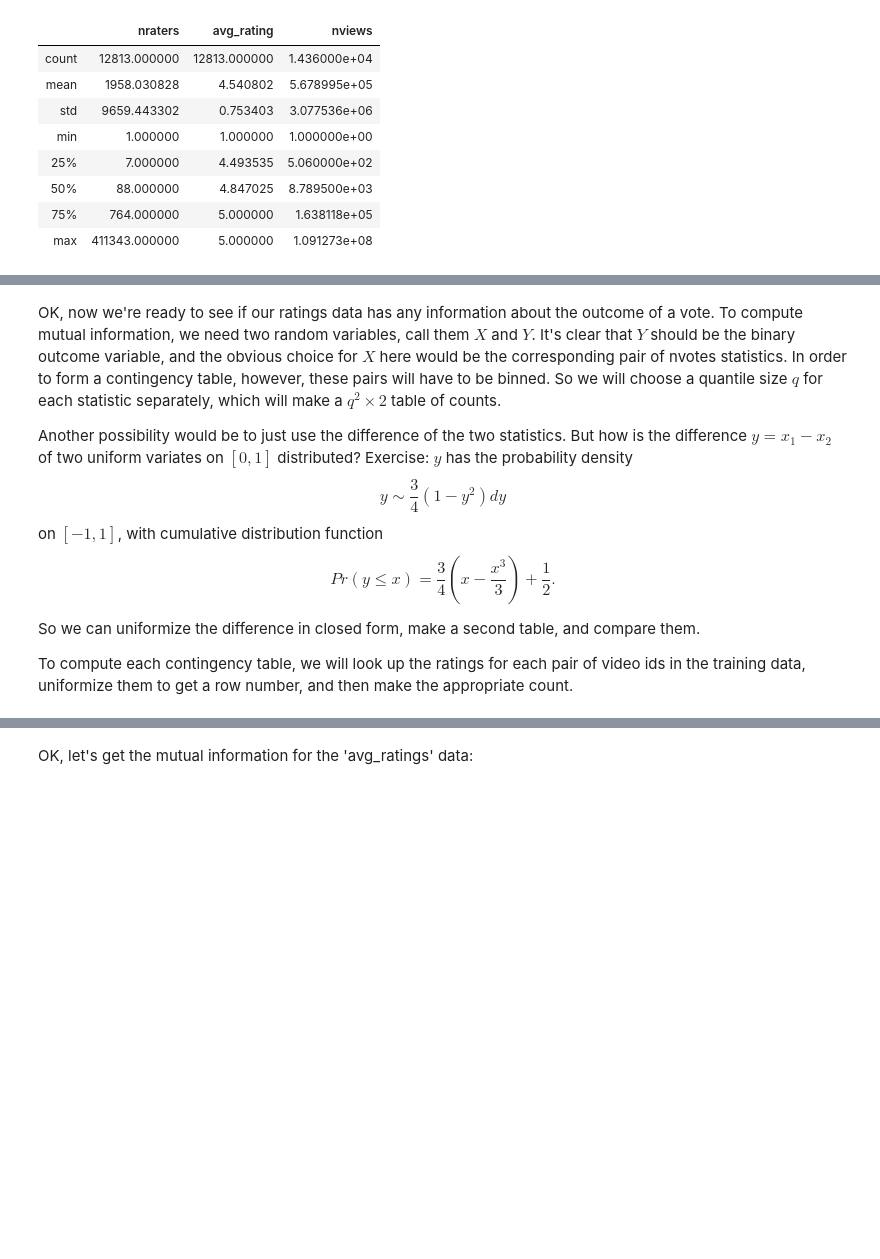
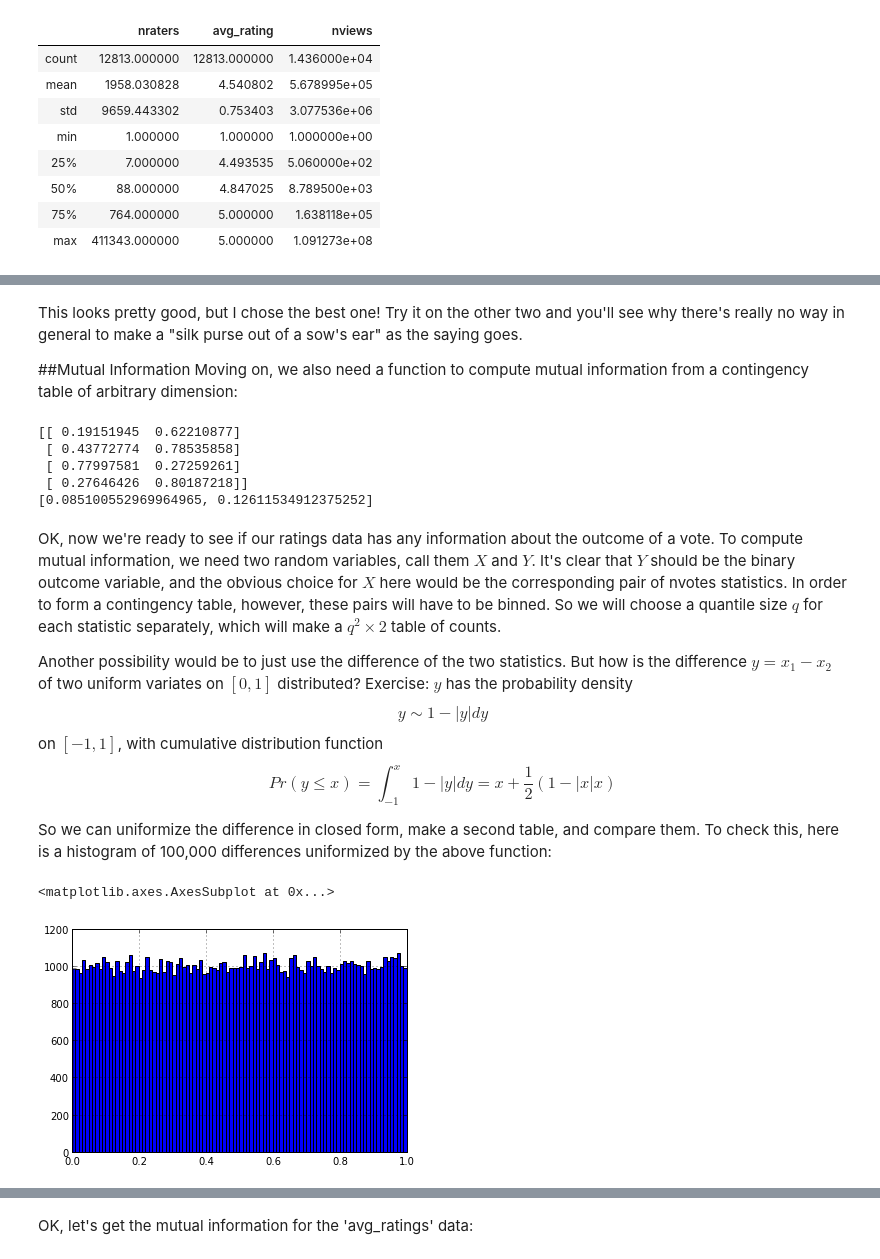
Before and after one commit to aculich/S222_S13, a Jupyter notebook: Course_Notes.ipynb, the cells around one changed output, grey strips where cells are left out. Cells and saved outputs as stored; diff of their text form; code cells hidden in the pictures; blank space fills up the shorter version.

```diff
--- a/Course_Notes.ipynb
+++ b/Course_Notes.ipynb
@@ -734,15 +770,56 @@ print mutual_info(x)
+# %% [markdown]
+This looks pretty good, but I chose the best one!  Try it on the other two and you'll see why there's really no way in general to make a "silk purse out of a sow's ear" as the saying goes.
+
+##Mutual Information
+Moving on, we also need a function to compute mutual information from a contingency table of arbitrary dimension:
+# %%
+import pandas as pd
+import numpy as np
+
+def mutual_info(cont_tbl):
+    m = cont_tbl.shape[0]
+    n = cont_tbl.shape[1]
+
+#    print "m: ",m," n: ",n
+    row_sums = zeros([m,1])
+    col_sums = zeros([1,n])
+    for i in range(0,m):
+        for j in range(0,n):
+            row_sums[i,0] += cont_tbl[i,j]
+            col_sums[0,j] += cont_tbl[i,j]
+#    print row_sums,col_sums
+    N = 1.0*sum(row_sums)
+    m_info = [0,0]
+    for i in range(0,m):
+        for j in range(0,n):
+            m_info[0] += (cont_tbl[i,j]/N)*log(cont_tbl[i,j]*N/(row_sums[i,0]*col_sums[0,j]))
+    col_ent = 0
+    for j in range(0,n):
+        col_ent -= col_sums[0,j]/N*log(col_sums[0,j]/N)
+#    print "column entropy: ",col_ent/log(2)," bits"
+    m_info[1] = m_info[0]/col_ent
+    return m_info
+#    print joint
+random.seed(1234)
+x = np.random.random([4,2])
+print x
+print mutual_info(x)
+# %% [output]
+[[ 0.19151945  0.62210877]
+ [ 0.43772774  0.78535858]
+ [ 0.77997581  0.27259261]
+ [ 0.27646426  0.80187218]]
+[0.085100552969964965, 0.12611534912375252]
 # %% [markdown]
 OK, now we're ready to see if our ratings data has any information about the outcome of a vote. To compute mutual information, we need two random variables, call them $X$ and $Y$.  It's clear that $Y$ should be the binary outcome variable, and the obvious choice for $X$ here would be the corresponding pair of nvotes statistics.  In order to form a contingency table, however, these pairs will have to be binned.  So we will  choose a quantile size $q$ for each statistic separately, which will make a $q^2\times{2}$ table of counts.
 
 Another possibility would be to just use the difference of the two statistics.  But how is the difference $y = x_1-x_2$ of two uniform variates on $[0,1]$ distributed?  Exercise: $y$ has the probability density
 $$
-y \sim \frac{3}{4}(1-y^2)dy
+y \sim 1-|y| dy
 $$
 on $[-1,1]$, with cumulative distribution function
 $$
-Pr(y \le x) = \frac{3}{4}(x - \frac{x^3}{3}) + \frac{1}{2}.
+Pr(y \le x) = \int_{-1}^x 1-|y| dy = x + \frac{1}{2}(1 - |x|x)
 $$
 
-So we can uniformize the difference in closed form, make a second table, and compare them.
-
-To compute each contingency table, we will look up the ratings for each pair of video ids in the training data, uniformize them to get a row number, and then make the appropriate count.
+So we can uniformize the difference in closed form, make a second table, and compare them. To check this, here is a histogram of 100,000 differences uniformized by the above function:
@@ -752,0 +826,6 @@ def get_contingency_tables(column,qtiles,q):
+# %%
+test = [random.random() - random.random() for i in range(0,100000)]
+pd.Series([x + .5*(1-abs(x)*x) for x in test]).hist(bins=100)
+# %% [output]
+<matplotlib.axes.AxesSubplot at 0x...>
+[figure, added]
```
Also changed, not shown: parts of 54 cells of this notebook, 1 other file.
